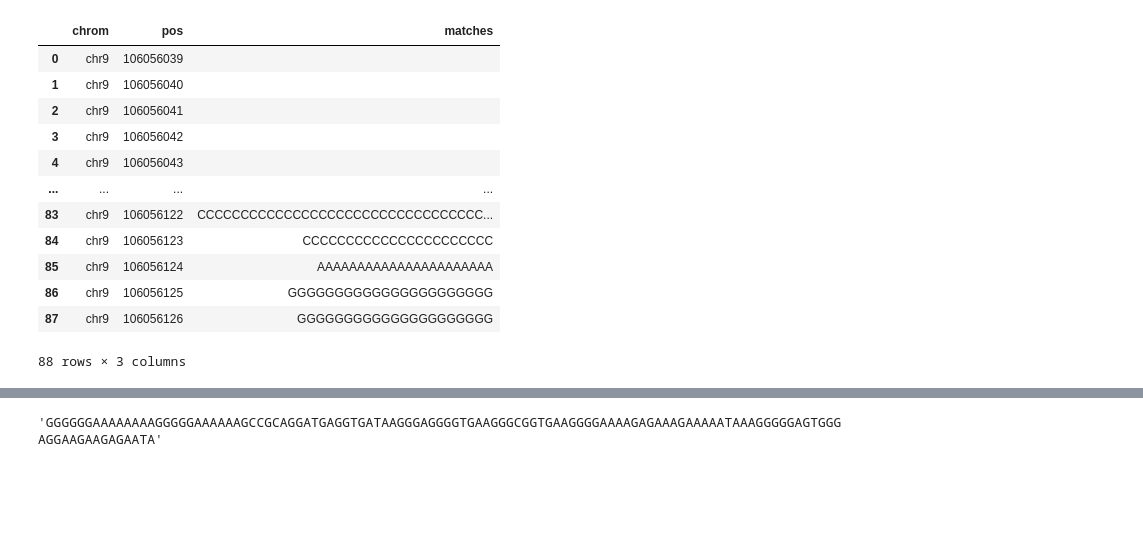
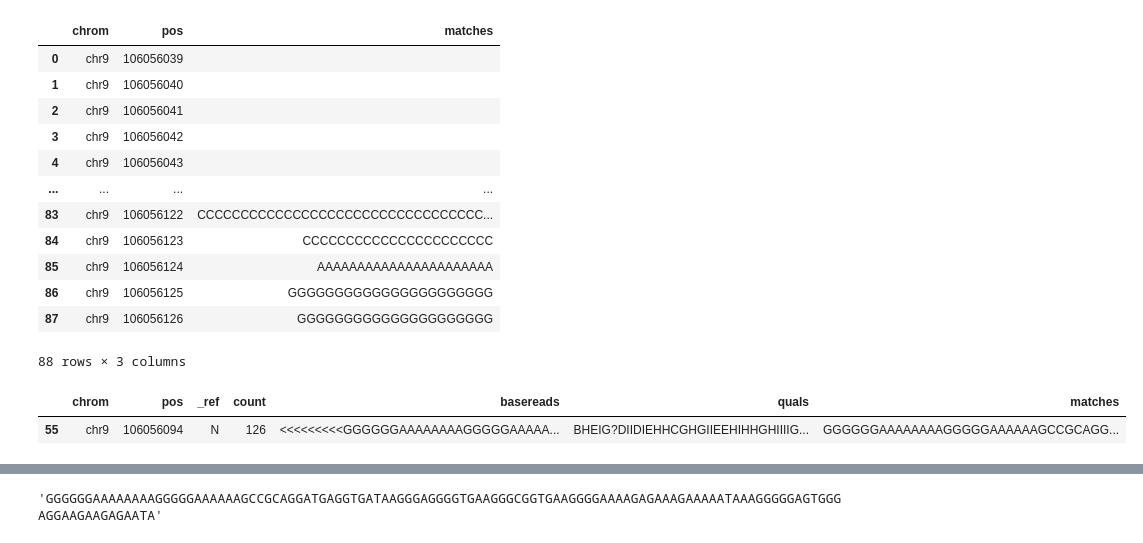
Before and after one commit to babaling/2021bioinfo1, a Jupyter notebook: Mission/Mission 3.ipynb, the cells around one changed output, grey strips where cells are left out. Cells and saved outputs as stored; diff of their text form; code cells hidden in the pictures; blank space fills up the shorter version.

```diff
--- a/Mission/Mission 3.ipynb
+++ b/Mission/Mission 3.ipynb
@@ -117,3 +117,8 @@ pileup[['chrom', 'pos', 'matches']]
 | 86 | chr9 | 106056125 | GGGGGGGGGGGGGGGGGGGGGG |
 | 87 | chr9 | 106056126 | GGGGGGGGGGGGGGGGGGGGG |
 88 rows × 3 columns
+# %%
+pileup[pileup['pos'] == 106056094]
+# %% [output]
+|  | chrom | pos | _ref | count | basereads | quals | matches |
+| 55 | chr9 | 106056094 | N | 126 | <<<<<<<<<GGGGGGAAAAAAAAGGGGGAAAAA... | BHEIG?DIIDIEHHCGHGIIEEHIHHGHIIIIG... | GGGGGGAAAAAAAAGGGGGAAAAAAGCCGCAGG... |
```
Also changed, not shown: parts of 3 cells of this notebook.
